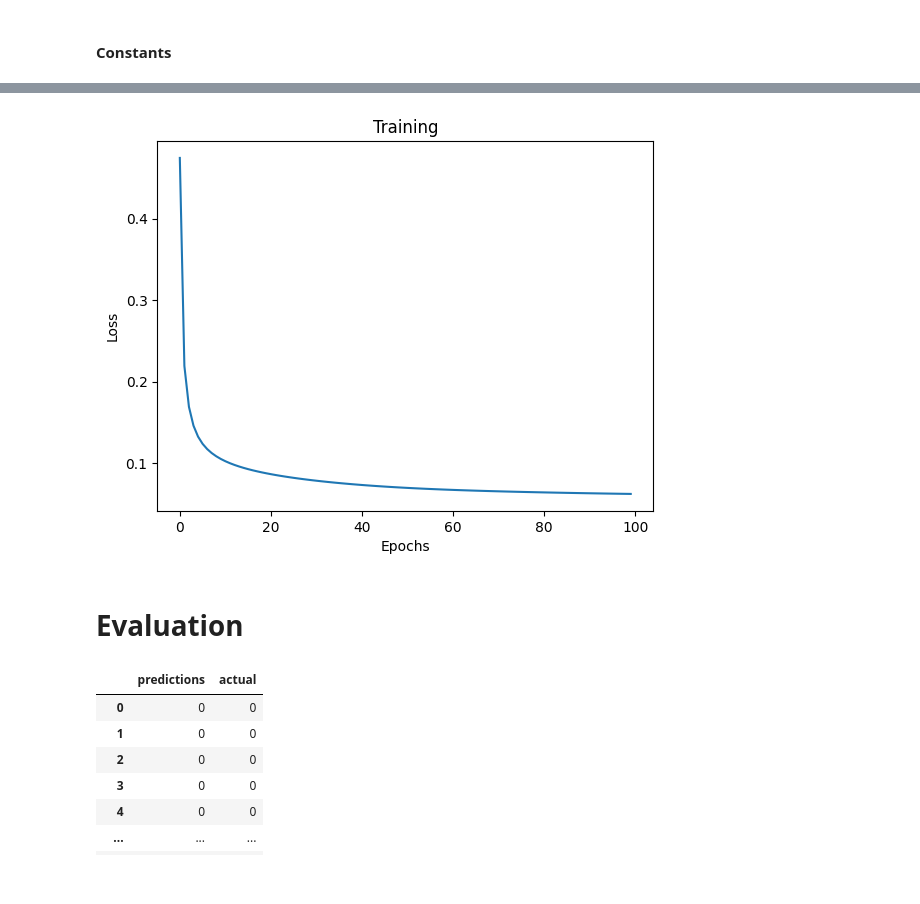
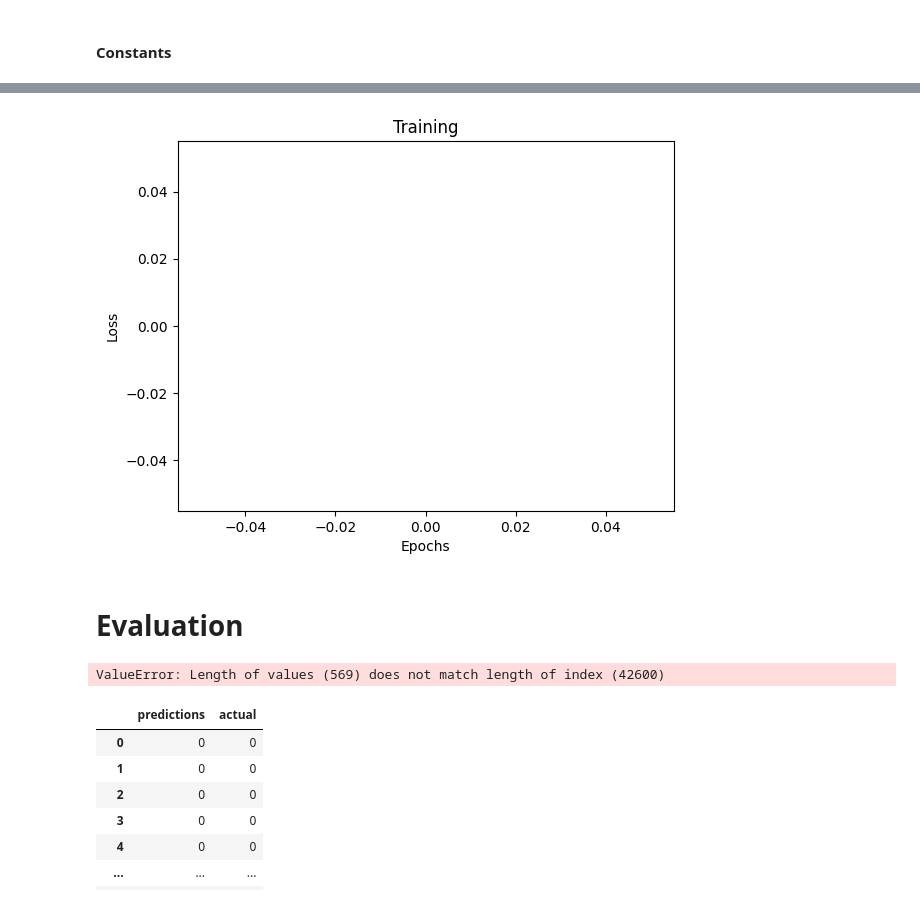
Before and after one commit to szelesaron/breast-cancer-classifier, a Jupyter notebook: ann_oop.ipynb, the cells around one changed output, grey strips where cells are left out. Saved outputs shown, nothing was run; the diff lists cells and outputs as text; code cells hidden in the pictures.

```diff
--- a/ann_oop.ipynb
+++ b/ann_oop.ipynb
@@ -62,6 +51,7 @@ class Dense(Layer):
     def __init__(self, input_size, output_size, activation_function='relu'):
         self.weights = np.random.randn(output_size, input_size)
         self.bias = np.random.randn(output_size, 1)
+
         if activation_function == 'relu':
             self.activation_function = ReLU()
         elif activation_function == 'sigmoid':
@@ -71,7 +61,8 @@ class Dense(Layer):
 
     def forward(self, input):
         self.input = input
-        return np.dot(self.weights, self.input) + self.bias
+        act = self.activation_function
+        return act.activate(np.dot(self.weights, self.input) + self.bias)
 
     def backward(self, output_gradient, learning_rate):
         weights_gradient = np.dot(output_gradient, self.input.T)
@@ -117,7 +82,3 @@ def train(network, loss, loss_prime, x_train, y_train, epochs = 1000, learning_r
 # Training
 # %% [markdown]
 #### Constants
-# %%
-input_shape = X.shape[1]
-learning_rate = 0.01
-epochs = 100
@@ -124,8 +138,14 @@ epochs = 100
 # %%
-network = [
+input_shape = X.shape[1]
+
+layers = [
     Dense(input_shape, 10, activation_function='relu'),
     Dense(10, 1, activation_function='sigmoid'),
-    Sigmoid()
 ]
-
-train(network, binary_cross_entropy, binary_cross_entropy_prime, X, y, epochs, learning_rate)
+# %%
+from sklearn.model_selection import train_test_split
+
+X_train, X_test, y_train, y_test = train_test_split(X, y)
+
+network = Network(layers, epochs=100, learning_rate=0.01)
+network.train(X_train, y_train)
@@ -132,10 +187,10 @@ train(network, binary_cross_entropy, binary_cross_entropy_prime, X, y, epochs, l
 # %%
-plt.plot(error_viz)
+plt.plot(network.error_visualisation)
 plt.title("Training")
 plt.xlabel("Epochs")
 plt.ylabel("Loss")
 plt.show()
 # %% [output]
-[figure, old version]
+[figure, new version]
 # %% [markdown]
 # Evaluation
@@ -146,7 +197,9 @@ for i in X:
 # %%
 res = pd.DataFrame()
-res["predictions"] = pred
+res["predictions"] = network.predictions
 res["actual"] = y
+# %% [output]
+ValueError: Length of values (569) does not match length of index (42600)
 # %%
 res["predictions"] = res["predictions"].apply(lambda x: x[0][0])
 res["predictions"] = res["predictions"].apply(lambda x: 0 if x < 0.5 else 1)
```
Also changed, not shown: parts of 6 cells of this notebook, 1 other file.
